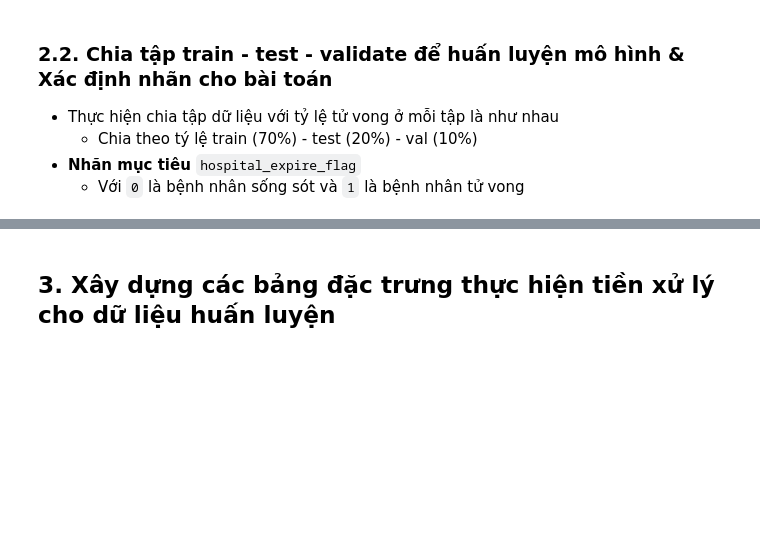
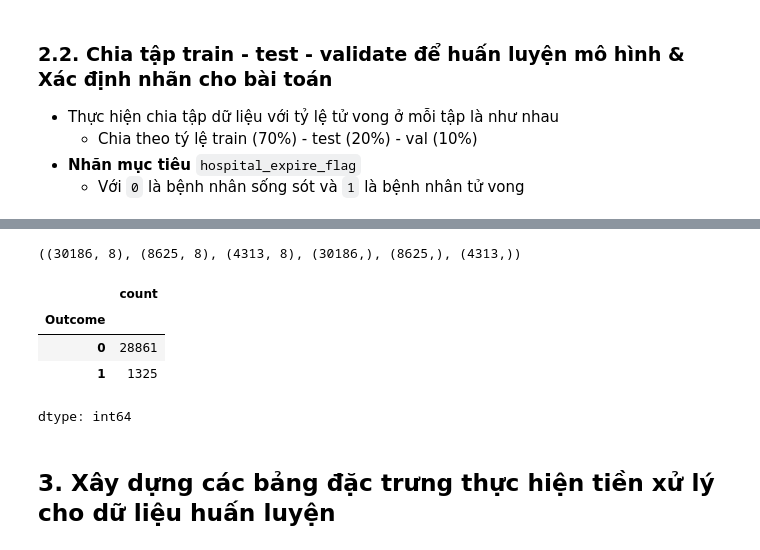
Before and after one commit to TienNguyen0712/hybrid-llm-tabular-pipeline-for-icu-mortality-prediction, a Jupyter notebook: notebooks/predict_mortality_using_mimic_iv_baseline_1.ipynb, the cells around one changed output, grey strips where cells are left out. Drawn from its saved outputs; the diff is of its cells as text; code cells hidden in the pictures; blank space fills up the shorter version.

```diff
--- a/notebooks/predict_mortality_using_mimic_iv_baseline_1.ipynb
+++ b/notebooks/predict_mortality_using_mimic_iv_baseline_1.ipynb
@@ -414,8 +416,8 @@ Index(['subject_id', 'hadm_id', 'stay_id', 'first_careunit', 'last_careunit',
   - Với `0` là bệnh nhân sống sót và `1` là bệnh nhân tử vong
 # %%
 # Sinh x và y
-X = cohort.drop(columns=['hospital_expire_flag'])
-y = cohort['hospital_expire_flag']
+X = cohort.drop(columns=['Outcome'])
+y = cohort['Outcome']
 # %%
 from sklearn.model_selection import train_test_split
 
@@ -479,6 +481,18 @@ Tỷ lệ nhãn trong tập Val:
 0    0.956174
 1    0.043826
 Name: proportion, dtype: float64
+# %%
+X_train.shape, X_test.shape, X_val.shape, y_train.shape, y_test.shape, y_val.shape
+# %% [output]
+((30186, 8), (8625, 8), (4313, 8), (30186,), (8625,), (4313,))
+# %%
+y_train.value_counts()
+# %% [output]
+|  | count |
+| Outcome |  |
+| 0 | 28861 |
+| 1 | 1325 |
+dtype: int64
 # %% [markdown]
 ## **3. Xây dựng các bảng đặc trưng thực hiện tiền xử lý cho dữ liệu huấn luyện**
 # %%
```
Also changed, not shown: parts of 34 cells of this notebook.
